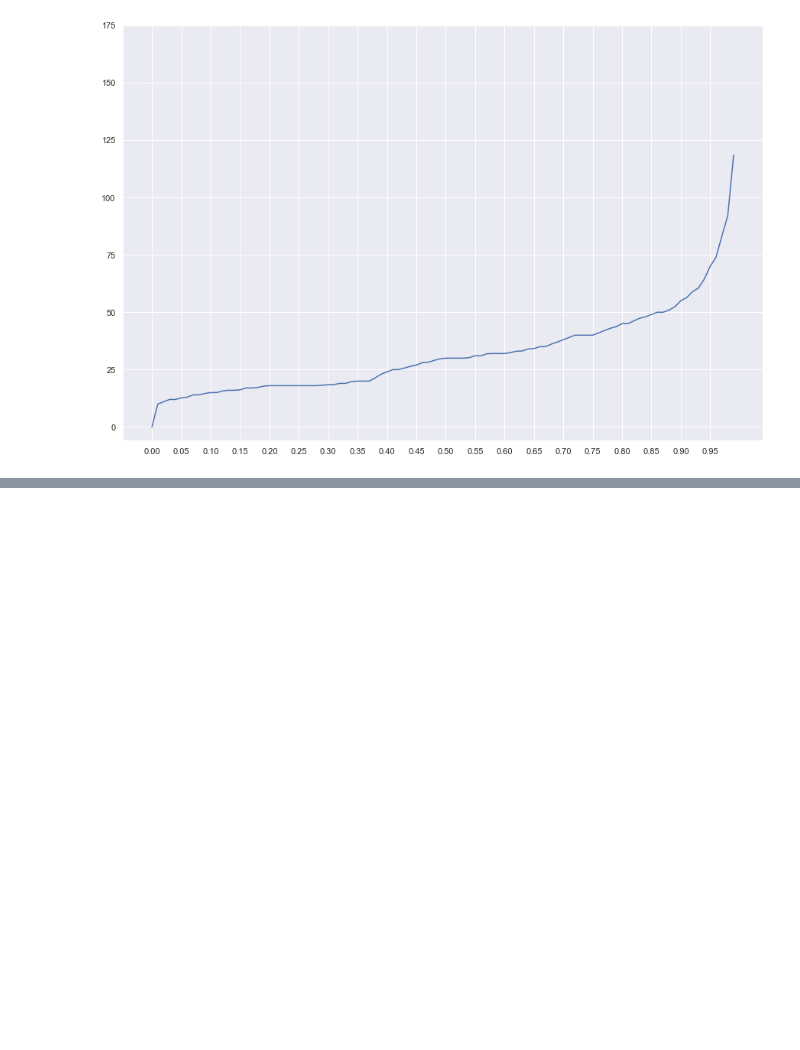
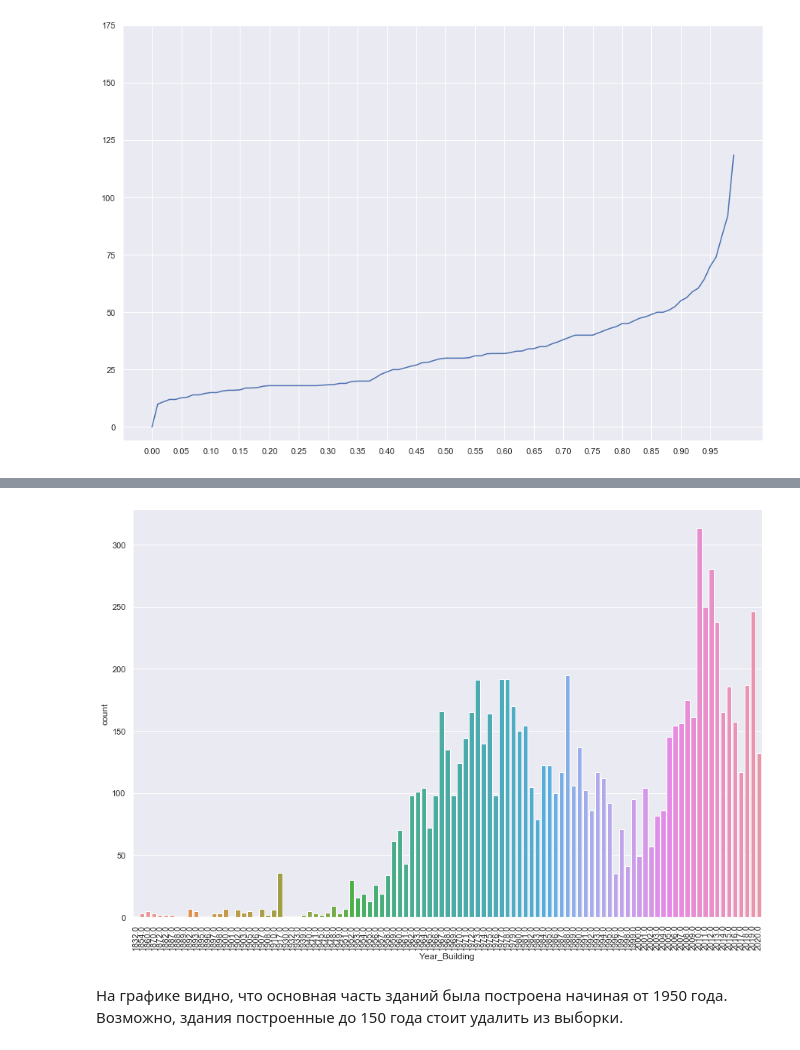
Before and after one commit to balov-oa/Exploratory-Data-Analysis, a Jupyter notebook: Data Processing.ipynb, the cells around one changed output, grey strips where cells are left out. Cells and saved outputs as stored; diff of their text form; code cells hidden in the pictures; blank space fills up the shorter version.

```diff
--- a/Data Processing.ipynb
+++ b/Data Processing.ipynb
@@ -299,0 +420,8 @@ plot.set_yticks(np.arange(0, 200, 25));
+# %%
+plot = sns.countplot(df['Year_Building'], )
+plot.set_xticklabels(plot.get_xticklabels(), rotation=90)
+plt.show()
+# %% [output]
+[figure, added]
+# %% [markdown]
+На графике видно, что основная часть зданий была построена начиная от 1950 года. Возможно, здания построенные до 150 года стоит удалить из выборки.
```
Also changed, not shown: parts of 44 cells of this notebook.
